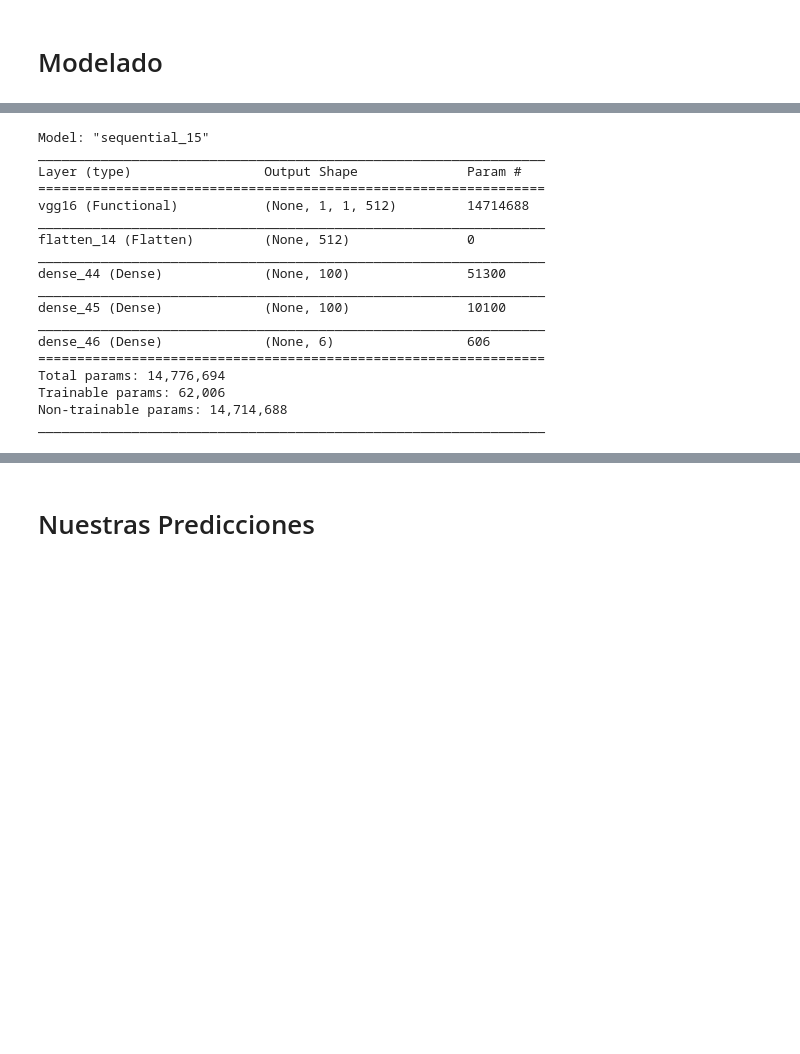
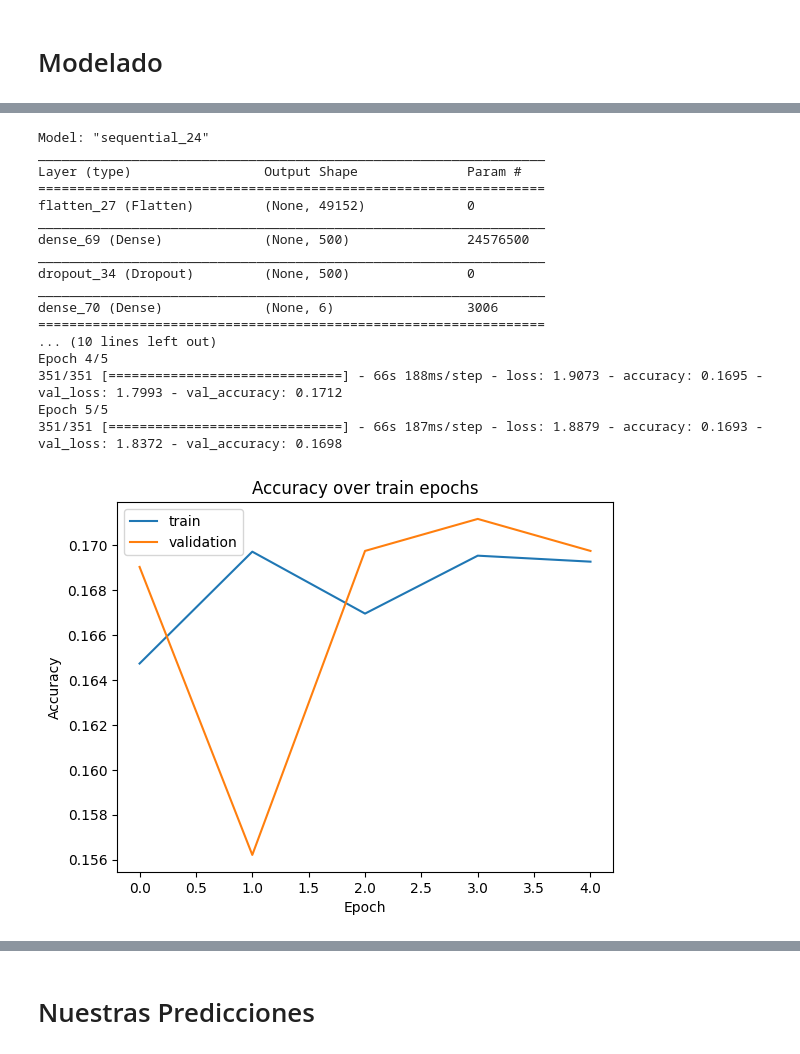
Before and after one commit to DavidGiovannini/Machine_Learning_TP2, a Jupyter notebook: tp2_places.ipynb, the cells around one changed output, grey strips where cells are left out. Drawn from its saved outputs; the diff is of its cells as text; code cells hidden in the pictures; blank space fills up the shorter version.

```diff
--- a/tp2_places.ipynb
+++ b/tp2_places.ipynb
@@ -269,26 +344,60 @@ Downloading data from https://storage.googleapis.com/tensorflow/keras-applicatio
 # %%
-model.compile(
+# MLP simple
+model_mlp = Sequential([
+    Input(input_shape),
+
+    Flatten(),
+
+    Dense(500, activation='tanh'),
+    Dropout(0.25),
+
+    Dense(len(TIPO_IMAGENES), activation='softmax'),
+])
+
+model_mlp.compile(
     optimizer='adam',
     loss='categorical_crossentropy',
     metrics=['accuracy',],
 )
-model.summary()
+model_mlp.summary()
+
+model_weights_at_epochs = {}
+
+class OurCustomCallback(Callback):
+    def on_epoch_end(self, epoch, logs=None):
+        model_weights_at_epochs[epoch] = self.model.get_weights()
+
+history = model_mlp.fit(
+    train,
+    epochs=5,
+    batch_size=128,
+    validation_data=validation,
+    callbacks=[OurCustomCallback()]
+)
+
+plt.plot(history.history['accuracy'], label='train')
+plt.plot(history.history['val_accuracy'], label='validation')
+plt.title('Accuracy over train epochs')
+plt.ylabel('Accuracy')
+plt.xlabel('Epoch')
+plt.legend(loc='upper left')
+plt.show()
 # %% [output]
-Model: "sequential_15"
+Model: "sequential_24"
 _________________________________________________________________
 Layer (type)                 Output Shape              Param #
 =================================================================
-vgg16 (Functional)           (None, 1, 1, 512)         14714688
+flatten_27 (Flatten)         (None, 49152)             0
 _________________________________________________________________
-flatten_14 (Flatten)         (None, 512)               0
+dense_69 (Dense)             (None, 500)               24576500
 _________________________________________________________________
-dense_44 (Dense)             (None, 100)               51300
+dropout_34 (Dropout)         (None, 500)               0
 _________________________________________________________________
-dense_45 (Dense)             (None, 100)               10100
-_________________________________________________________________
-dense_46 (Dense)             (None, 6)                 606
+dense_70 (Dense)             (None, 6)                 3006
 =================================================================
-Total params: 14,776,694
-Trainable params: 62,006
-Non-trainable params: 14,714,688
-_________________________________________________________________
+... (10 lines left out)
+Epoch 4/5
+351/351 [==============================] - 66s 188ms/step - loss: 1.9073 - accuracy: 0.1695 - val_loss: 1.7993 - val_accuracy: 0.1712
+Epoch 5/5
+351/351 [==============================] - 66s 187ms/step - loss: 1.8879 - accuracy: 0.1693 - val_loss: 1.8372 - val_accuracy: 0.1698
+[figure, added]
```
Also changed, not shown: parts of 20 cells of this notebook, 1 other file.
